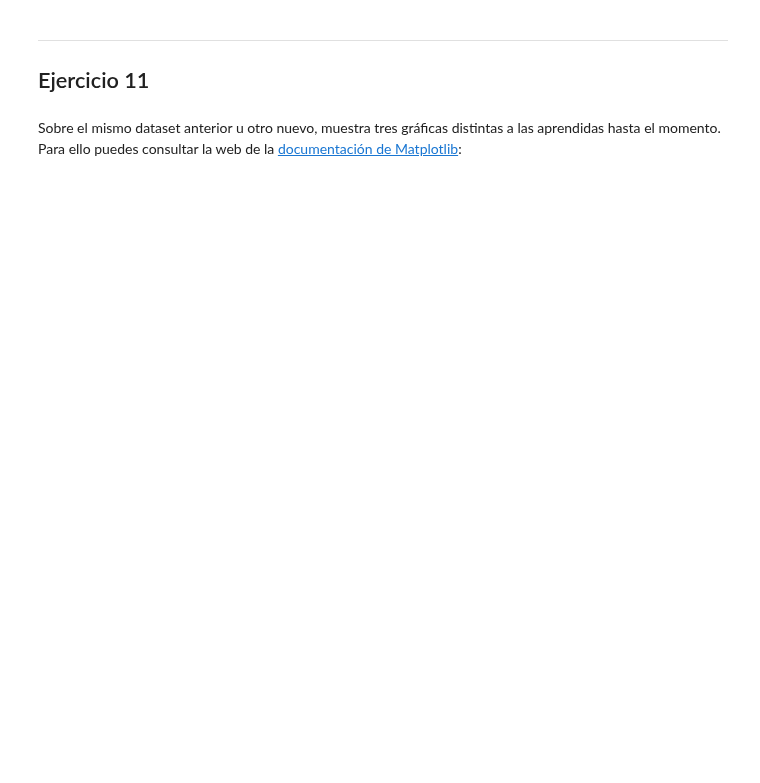
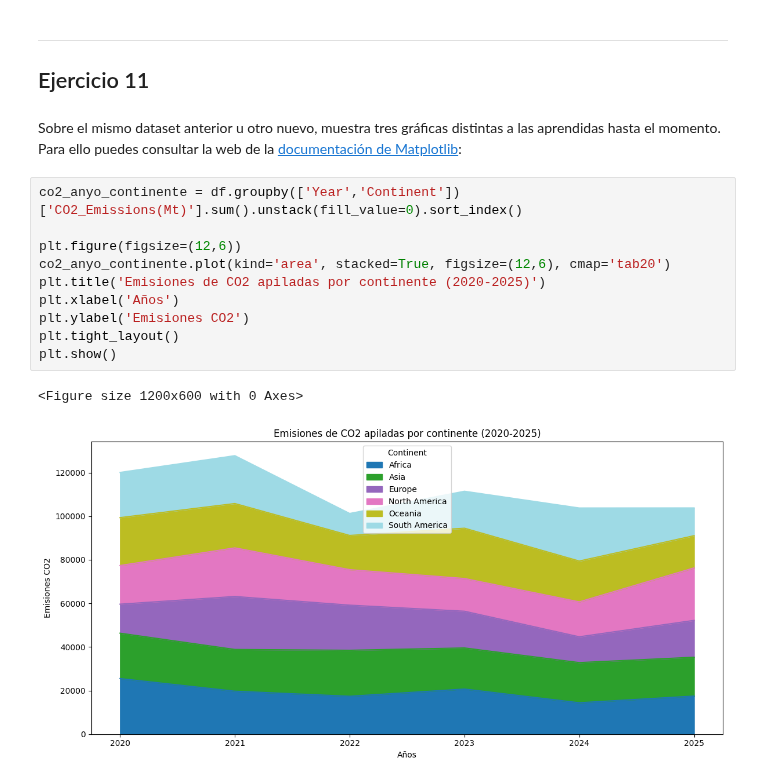
Before and after one commit to JavierPeraltaAzagra/Big-Data-e-IA, a Jupyter notebook: Programacion de IA/MatplotLib/Ejercicios básicos/03-Matplotlib_Ejercicios_3.ipynb, the cells around one changed output. Drawn from its saved outputs; the diff is of its cells as text; blank space fills up the shorter version.

```diff
--- a/Programacion de IA/MatplotLib/Ejercicios básicos/03-Matplotlib_Ejercicios_3.ipynb
+++ b/Programacion de IA/MatplotLib/Ejercicios básicos/03-Matplotlib_Ejercicios_3.ipynb
@@ -210,3 +215,16 @@ TypeError: only length-1 arrays can be converted to Python scalars
 ## Ejercicio 11
 # %% [markdown]
 Sobre el mismo dataset anterior u otro nuevo, muestra tres gráficas distintas a las aprendidas hasta el momento. Para ello puedes consultar la web de la [documentación de Matplotlib](https://matplotlib.org/stable/gallery/index.html):
+# %%
+co2_anyo_continente = df.groupby(['Year','Continent'])['CO2_Emissions(Mt)'].sum().unstack(fill_value=0).sort_index()
+
+plt.figure(figsize=(12,6))
+co2_anyo_continente.plot(kind='area', stacked=True, figsize=(12,6), cmap='tab20')
+plt.title('Emisiones de CO2 apiladas por continente (2020-2025)')
+plt.xlabel('Años')
+plt.ylabel('Emisiones CO2')
+plt.tight_layout()
+plt.show()
+# %% [output]
+<Figure size 1200x600 with 0 Axes>
+[figure, added]
```
Also changed, not shown: parts of 4 cells of this notebook.
